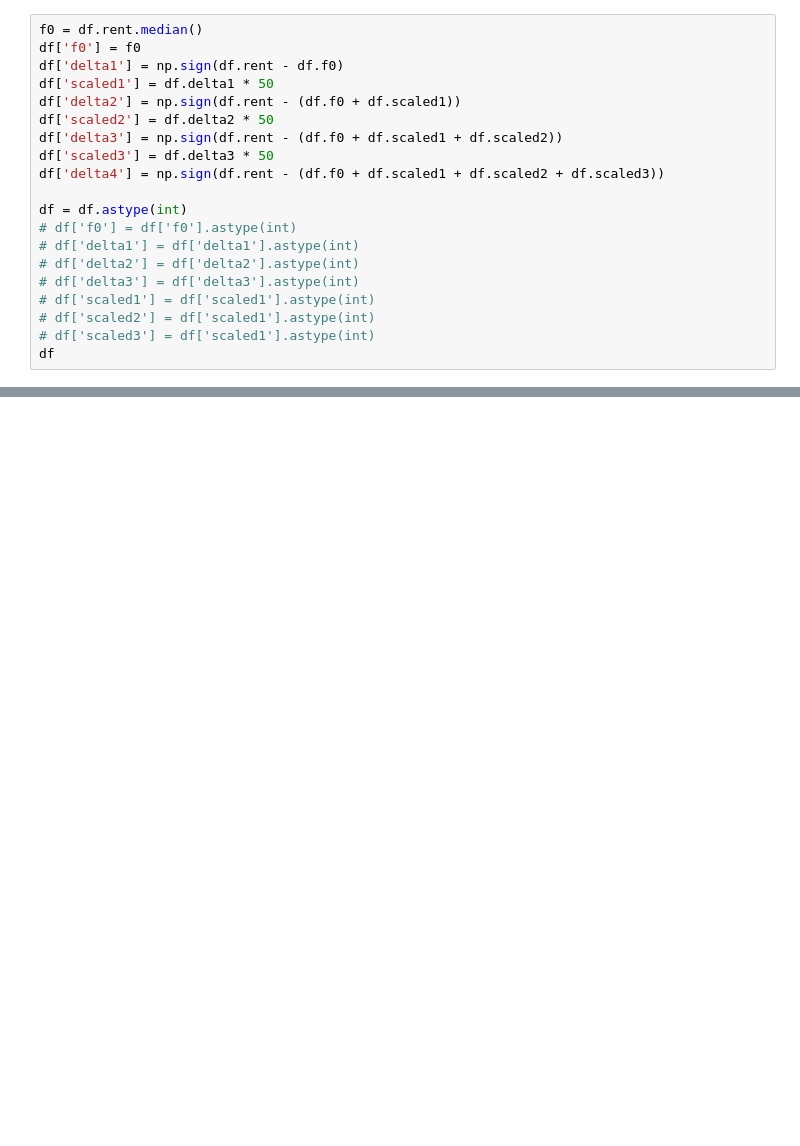
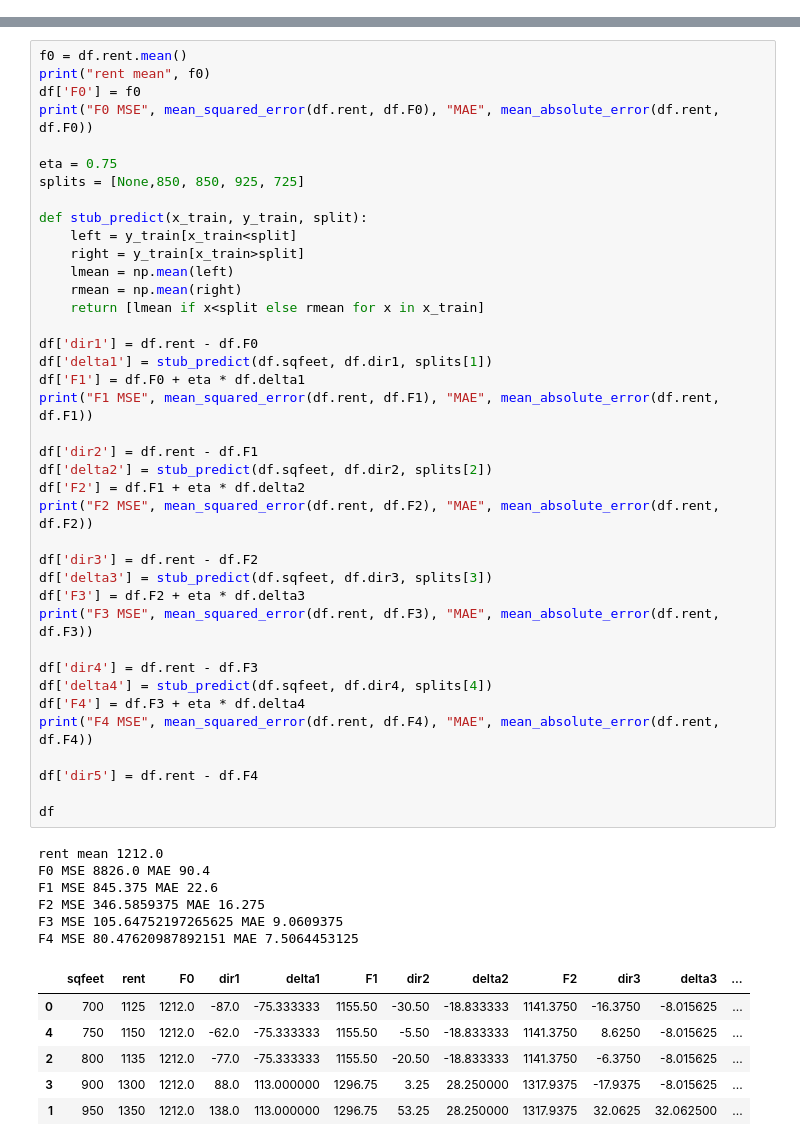
Before and after one commit to parrt/ml-articles, a Jupyter notebook: gradient-boosting/notebooks/dev.ipynb, the cells around one changed output, grey strips where cells are left out. Drawn from its saved outputs; the diff is of its cells as text; blank space fills up the shorter version.

```diff
--- a/gradient-boosting/notebooks/dev.ipynb
+++ b/gradient-boosting/notebooks/dev.ipynb
@@ -58,20 +59,0 @@ plt.show()
-# %%
-f0 = df.rent.median()
-df['f0'] = f0
-df['delta1'] = np.sign(df.rent - df.f0)
-df['scaled1'] = df.delta1 * 50
-df['delta2'] = np.sign(df.rent - (df.f0 + df.scaled1))
-df['scaled2'] = df.delta2 * 50
-df['delta3'] = np.sign(df.rent - (df.f0 + df.scaled1 + df.scaled2))
-df['scaled3'] = df.delta3 * 50
-df['delta4'] = np.sign(df.rent - (df.f0 + df.scaled1 + df.scaled2 + df.scaled3))
-
-df = df.astype(int)
-# df['f0'] = df['f0'].astype(int)
-# df['delta1'] = df['delta1'].astype(int)
-# df['delta2'] = df['delta2'].astype(int)
-# df['delta3'] = df['delta3'].astype(int)
-# df['scaled1'] = df['scaled1'].astype(int)
-# df['scaled2'] = df['scaled1'].astype(int)
-# df['scaled3'] = df['scaled1'].astype(int)
-df
@@ -119,0 +60,52 @@ plt.show()
+# %%
+f0 = df.rent.mean()
+print("rent mean", f0)
+df['F0'] = f0
+print("F0 MSE", mean_squared_error(df.rent, df.F0), "MAE", mean_absolute_error(df.rent, df.F0))
+
+eta = 0.75
+splits = [None,850, 850, 925, 725]
+
+def stub_predict(x_train, y_train, split):
+    left = y_train[x_train<split]
+    right = y_train[x_train>split]
+    lmean = np.mean(left)
+    rmean = np.mean(right)
+    return [lmean if x<split else rmean for x in x_train]
+
+df['dir1'] = df.rent - df.F0
+df['delta1'] = stub_predict(df.sqfeet, df.dir1, splits[1])
+df['F1'] = df.F0 + eta * df.delta1
+print("F1 MSE", mean_squared_error(df.rent, df.F1), "MAE", mean_absolute_error(df.rent, df.F1))
+
+df['dir2'] = df.rent - df.F1
+df['delta2'] = stub_predict(df.sqfeet, df.dir2, splits[2])
+df['F2'] = df.F1 + eta * df.delta2
+print("F2 MSE", mean_squared_error(df.rent, df.F2), "MAE", mean_absolute_error(df.rent, df.F2))
+
+df['dir3'] = df.rent - df.F2
+df['delta3'] = stub_predict(df.sqfeet, df.dir3, splits[3])
+df['F3'] = df.F2 + eta * df.delta3
+print("F3 MSE", mean_squared_error(df.rent, df.F3), "MAE", mean_absolute_error(df.rent, df.F3))
+
+df['dir4'] = df.rent - df.F3
+df['delta4'] = stub_predict(df.sqfeet, df.dir4, splits[4])
+df['F4'] = df.F3 + eta * df.delta4
+print("F4 MSE", mean_squared_error(df.rent, df.F4), "MAE", mean_absolute_error(df.rent, df.F4))
+
+df['dir5'] = df.rent - df.F4
+
+df
+# %% [output]
+rent mean 1212.0
+F0 MSE 8826.0 MAE 90.4
+F1 MSE 845.375 MAE 22.6
+F2 MSE 346.5859375 MAE 16.275
+F3 MSE 105.64752197265625 MAE 9.0609375
+F4 MSE 80.47620987892151 MAE 7.5064453125
+|  | sqfeet | rent | F0 | dir1 | delta1 | F1 | dir2 | delta2 | F2 | dir3 | delta3 | ... |
+| 0 | 700 | 1125 | 1212.0 | -87.0 | -75.333333 | 1155.50 | -30.50 | -18.833333 | 1141.3750 | -16.3750 | -8.015625 | ... |
+| 4 | 750 | 1150 | 1212.0 | -62.0 | -75.333333 | 1155.50 | -5.50 | -18.833333 | 1141.3750 | 8.6250 | -8.015625 | ... |
+| 2 | 800 | 1135 | 1212.0 | -77.0 | -75.333333 | 1155.50 | -20.50 | -18.833333 | 1141.3750 | -6.3750 | -8.015625 | ... |
+| 3 | 900 | 1300 | 1212.0 | 88.0 | 113.000000 | 1296.75 | 3.25 | 28.250000 | 1317.9375 | -17.9375 | -8.015625 | ... |
+| 1 | 950 | 1350 | 1212.0 | 138.0 | 113.000000 | 1296.75 | 53.25 | 28.250000 | 1317.9375 | 32.0625 | 32.062500 | ... |
```
Also changed, not shown: parts of 8 cells of this notebook.
